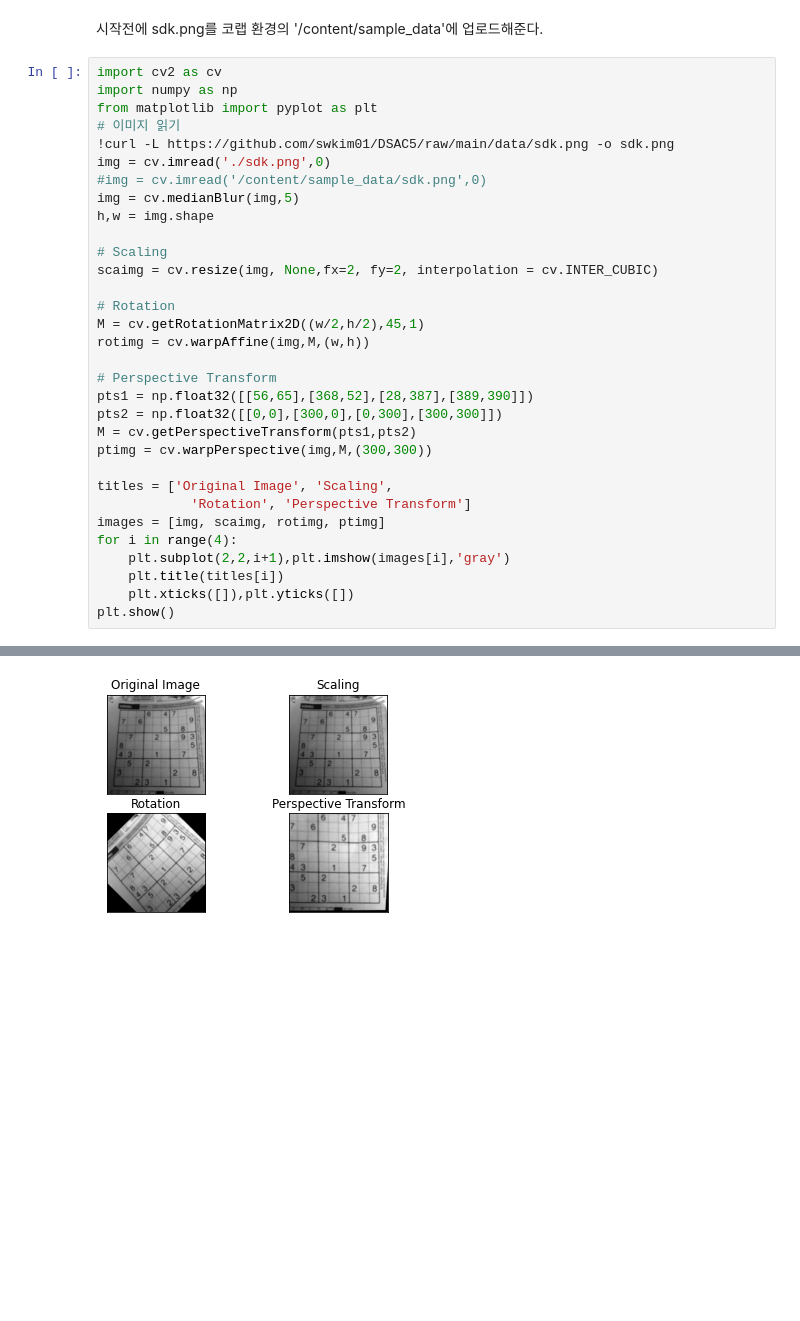
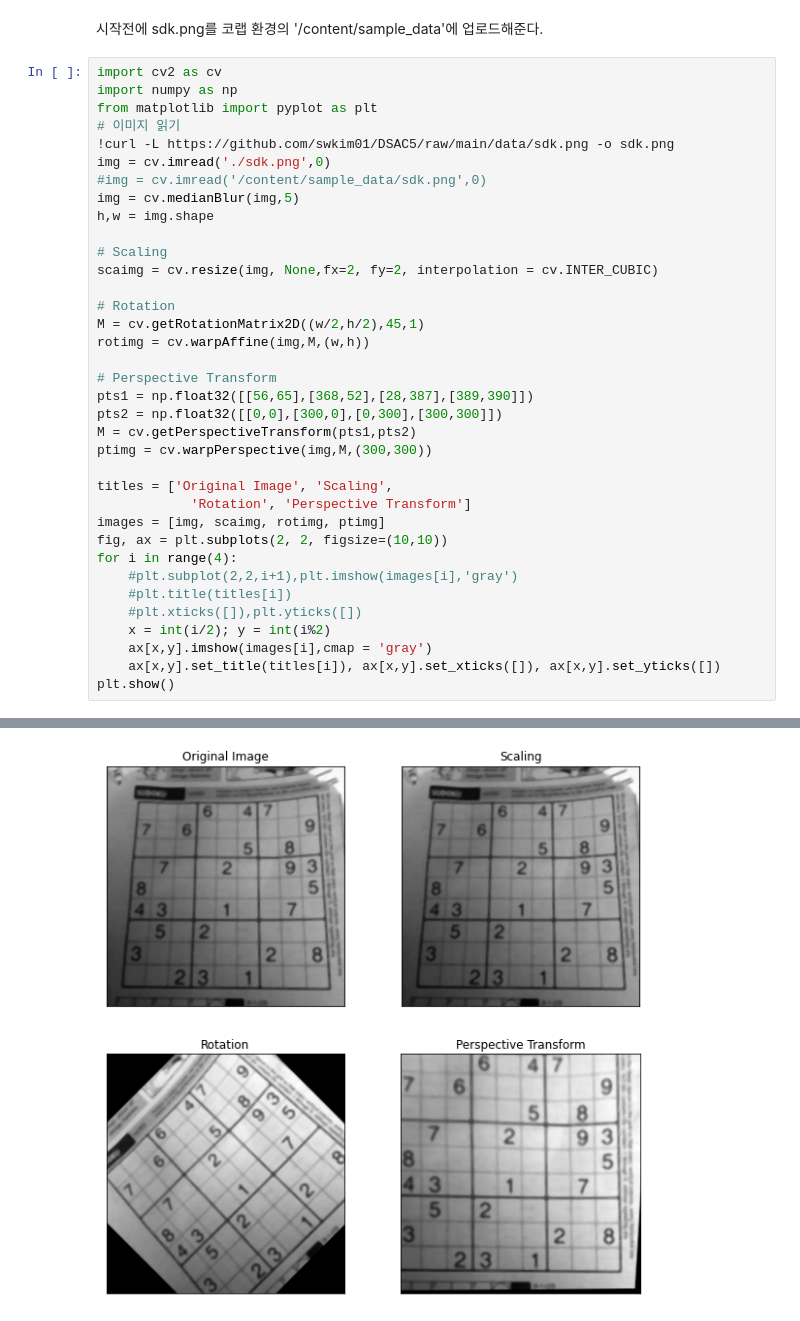
Before and after one commit to swkim01/DSAC5, a Jupyter notebook: gg-08-기하학적_변환.ipynb, the cells around one changed output, grey strips where cells are left out. Drawn from its saved outputs; the diff is of its cells as text; blank space fills up the shorter version.

```diff
--- a/gg-08-기하학적_변환.ipynb
+++ b/gg-08-기하학적_변환.ipynb
@@ -38,10 +38,14 @@ ptimg = cv.warpPerspective(img,M,(300,300))
 titles = ['Original Image', 'Scaling',
             'Rotation', 'Perspective Transform']
 images = [img, scaimg, rotimg, ptimg]
+fig, ax = plt.subplots(2, 2, figsize=(10,10))
 for i in range(4):
-    plt.subplot(2,2,i+1),plt.imshow(images[i],'gray')
-    plt.title(titles[i])
-    plt.xticks([]),plt.yticks([])
+    #plt.subplot(2,2,i+1),plt.imshow(images[i],'gray')
+    #plt.title(titles[i])
+    #plt.xticks([]),plt.yticks([])
+    x = int(i/2); y = int(i%2)
+    ax[x,y].imshow(images[i],cmap = 'gray')
+    ax[x,y].set_title(titles[i]), ax[x,y].set_xticks([]), ax[x,y].set_yticks([])
 plt.show()
 # %% [output]
   % Total    % Received % Xferd  Average Speed   Time    Time     Time  Current
@@ -51 +55 @@ plt.show()
-[figure, old version]
+[figure, new version]
```
Also changed, not shown: parts of 1 cell of this notebook.
